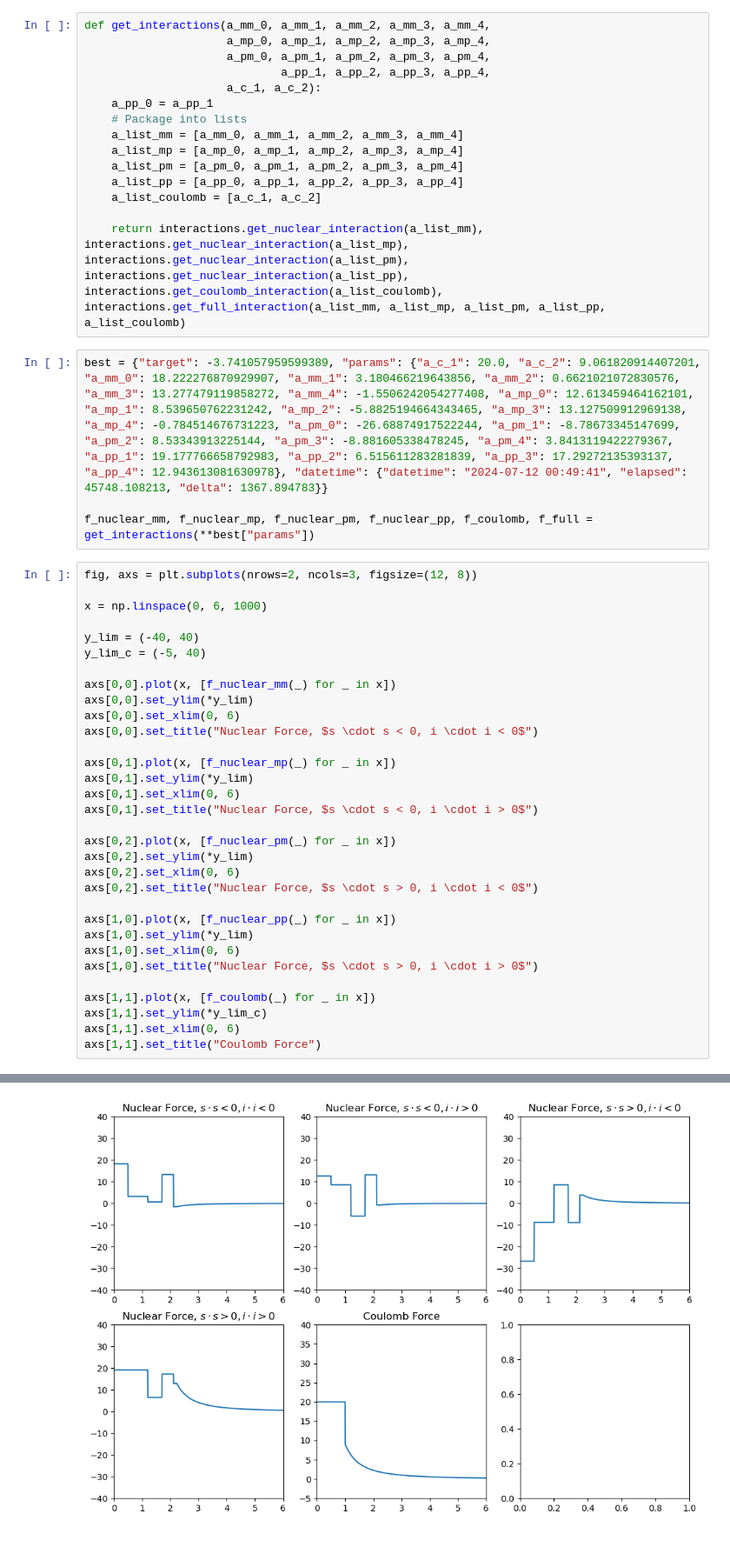
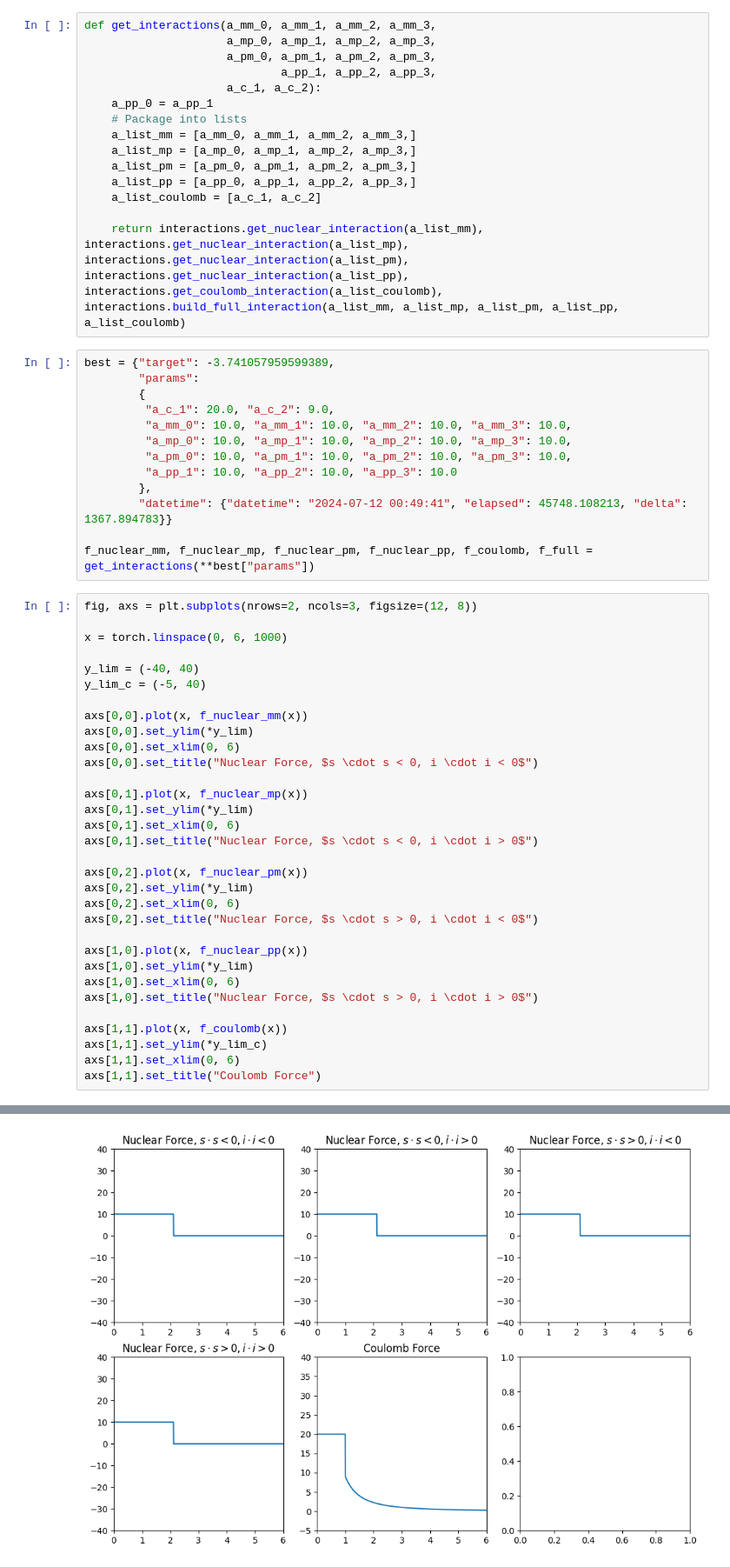
Before and after one commit to JamesMcGreivy/LatticeNuclearModel, a Jupyter notebook: test.ipynb, the cells around one changed output, grey strips where cells are left out. Shown: that part at 87% size. Saved outputs shown, nothing was run; the diff lists cells and outputs as text; blank space fills up the shorter version.

```diff
--- a/test.ipynb
+++ b/test.ipynb
@@ -19,54 +16,63 @@ importlib.reload(data.data)
 # %%
-def get_interactions(a_mm_0, a_mm_1, a_mm_2, a_mm_3, a_mm_4,
-                     a_mp_0, a_mp_1, a_mp_2, a_mp_3, a_mp_4,
-                     a_pm_0, a_pm_1, a_pm_2, a_pm_3, a_pm_4,
-                             a_pp_1, a_pp_2, a_pp_3, a_pp_4,
+def get_interactions(a_mm_0, a_mm_1, a_mm_2, a_mm_3,
+                     a_mp_0, a_mp_1, a_mp_2, a_mp_3,
+                     a_pm_0, a_pm_1, a_pm_2, a_pm_3,
+                             a_pp_1, a_pp_2, a_pp_3,
                      a_c_1, a_c_2):
     a_pp_0 = a_pp_1
     # Package into lists
-    a_list_mm = [a_mm_0, a_mm_1, a_mm_2, a_mm_3, a_mm_4]
-    a_list_mp = [a_mp_0, a_mp_1, a_mp_2, a_mp_3, a_mp_4]
-    a_list_pm = [a_pm_0, a_pm_1, a_pm_2, a_pm_3, a_pm_4]
-    a_list_pp = [a_pp_0, a_pp_1, a_pp_2, a_pp_3, a_pp_4]
+    a_list_mm = [a_mm_0, a_mm_1, a_mm_2, a_mm_3,]
+    a_list_mp = [a_mp_0, a_mp_1, a_mp_2, a_mp_3,]
+    a_list_pm = [a_pm_0, a_pm_1, a_pm_2, a_pm_3,]
+    a_list_pp = [a_pp_0, a_pp_1, a_pp_2, a_pp_3,]
     a_list_coulomb = [a_c_1, a_c_2]
 
-    return interactions.get_nuclear_interaction(a_list_mm), interactions.get_nuclear_interaction(a_list_mp), interactions.get_nuclear_interaction(a_list_pm), interactions.get_nuclear_interaction(a_list_pp), interactions.get_coulomb_interaction(a_list_coulomb), interactions.get_full_interaction(a_list_mm, a_list_mp, a_list_pm, a_list_pp, a_list_coulomb)
+    return interactions.get_nuclear_interaction(a_list_mm), interactions.get_nuclear_interaction(a_list_mp), interactions.get_nuclear_interaction(a_list_pm), interactions.get_nuclear_interaction(a_list_pp), interactions.get_coulomb_interaction(a_list_coulomb), interactions.build_full_interaction(a_list_mm, a_list_mp, a_list_pm, a_list_pp, a_list_coulomb)
 # %%
-best = {"target": -3.741057959599389, "params": {"a_c_1": 20.0, "a_c_2": 9.061820914407201, "a_mm_0": 18.222276870929907, "a_mm_1": 3.180466219643856, "a_mm_2": 0.6621021072830576, "a_mm_3": 13.277479119858272, "a_mm_4": -1.5506242054277408, "a_mp_0": 12.613459464162101, "a_mp_1": 8.539650762231242, "a_mp_2": -5.8825194664343465, "a_mp_3": 13.127509912969138, "a_mp_4": -0.784514676731223, "a_pm_0": -26.68874917522244, "a_pm_1": -8.78673345147699, "a_pm_2": 8.53343913225144, "a_pm_3": -8.881605338478245, "a_pm_4": 3.8413119422279367, "a_pp_1": 19.177766658792983, "a_pp_2": 6.515611283281839, "a_pp_3": 17.29272135393137, "a_pp_4": 12.943613081630978}, "datetime": {"datetime": "2024-07-12 00:49:41", "elapsed": 45748.108213, "delta": 1367.894783}}
+best = {"target": -3.741057959599389,
+        "params":
+        {
+         "a_c_1": 20.0, "a_c_2": 9.0,
+         "a_mm_0": 10.0, "a_mm_1": 10.0, "a_mm_2": 10.0, "a_mm_3": 10.0,
+         "a_mp_0": 10.0, "a_mp_1": 10.0, "a_mp_2": 10.0, "a_mp_3": 10.0,
+         "a_pm_0": 10.0, "a_pm_1": 10.0, "a_pm_2": 10.0, "a_pm_3": 10.0,
+         "a_pp_1": 10.0, "a_pp_2": 10.0, "a_pp_3": 10.0
+        },
+        "datetime": {"datetime": "2024-07-12 00:49:41", "elapsed": 45748.108213, "delta": 1367.894783}}
 
 f_nuclear_mm, f_nuclear_mp, f_nuclear_pm, f_nuclear_pp, f_coulomb, f_full = get_interactions(**best["params"])
 # %%
 fig, axs = plt.subplots(nrows=2, ncols=3, figsize=(12, 8))
 
-x = np.linspace(0, 6, 1000)
+x = torch.linspace(0, 6, 1000)
 
 y_lim = (-40, 40)
 y_lim_c = (-5, 40)
 
-axs[0,0].plot(x, [f_nuclear_mm(_) for _ in x])
+axs[0,0].plot(x, f_nuclear_mm(x))
 axs[0,0].set_ylim(*y_lim)
 axs[0,0].set_xlim(0, 6)
 axs[0,0].set_title("Nuclear Force, $s \cdot s < 0, i \cdot i < 0$")
 
-axs[0,1].plot(x, [f_nuclear_mp(_) for _ in x])
+axs[0,1].plot(x, f_nuclear_mp(x))
 axs[0,1].set_ylim(*y_lim)
 axs[0,1].set_xlim(0, 6)
 axs[0,1].set_title("Nuclear Force, $s \cdot s < 0, i \cdot i > 0$")
 
-axs[0,2].plot(x, [f_nuclear_pm(_) for _ in x])
+axs[0,2].plot(x, f_nuclear_pm(x))
 axs[0,2].set_ylim(*y_lim)
 axs[0,2].set_xlim(0, 6)
 axs[0,2].set_title("Nuclear Force, $s \cdot s > 0, i \cdot i < 0$")
 
-axs[1,0].plot(x, [f_nuclear_pp(_) for _ in x])
+axs[1,0].plot(x, f_nuclear_pp(x))
 axs[1,0].set_ylim(*y_lim)
 axs[1,0].set_xlim(0, 6)
 axs[1,0].set_title("Nuclear Force, $s \cdot s > 0, i \cdot i > 0$")
 
-axs[1,1].plot(x, [f_coulomb(_) for _ in x])
+axs[1,1].plot(x, f_coulomb(x))
 axs[1,1].set_ylim(*y_lim_c)
 axs[1,1].set_xlim(0, 6)
 axs[1,1].set_title("Coulomb Force")
 # %% [output]
 Text(0.5, 1.0, 'Coulomb Force')
-[figure, old version]
+[figure, new version]
```
Also changed, not shown: parts of 9 cells of this notebook, 9 other files.
